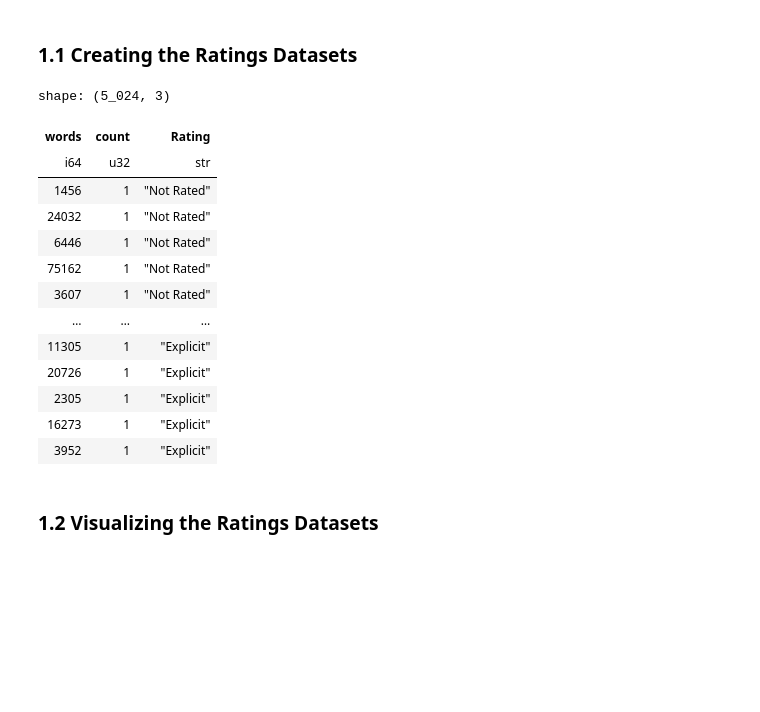
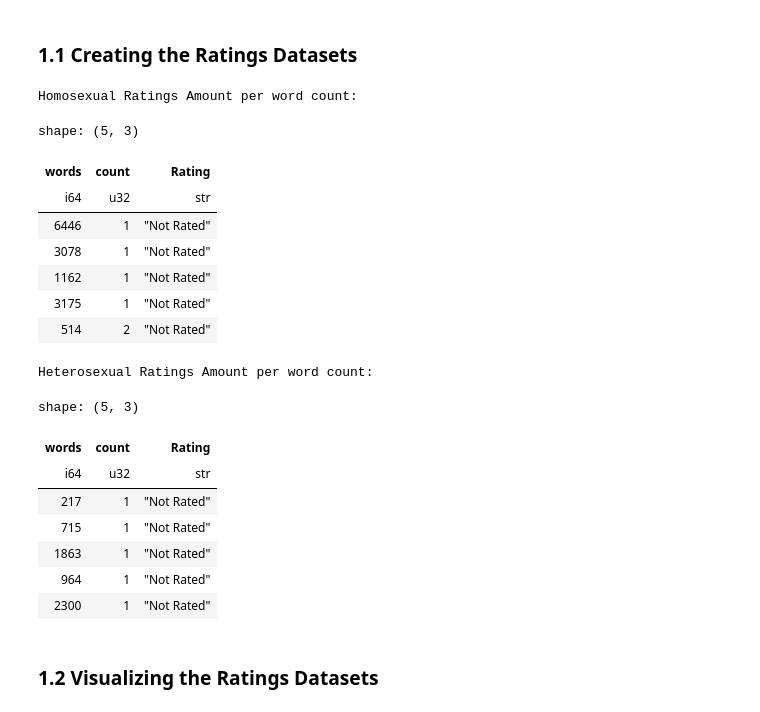
Before and after one commit to Cameron-Meinsma/ma_dh_thesis_v2, a Jupyter notebook: sub_rq_3_word_count.ipynb, the cells around one changed output. Drawn from its saved outputs; the diff is of its cells as text; code cells hidden in the pictures; blank space fills up the shorter version.

```diff
--- a/sub_rq_3_word_count.ipynb
+++ b/sub_rq_3_word_count.ipynb
@@ -83,31 +83,48 @@ plt.show()
 # %%
 ratings = ["Not Rated", "General Audiences", "Teen And Up Audiences", "Mature", "Explicit"]
 
+# Filtered by F/F + M/M
 ff_mm_wc_ratings = pl.DataFrame()
 for rating in ratings:
     ff_mm_wc_rating = df_metadata.filter(
         ((pl.col("Category") == "F/F") |
         (pl.col("Category") == "M/M")) &
         (pl.col("Rating") == rating)
     ).select(pl.col("words").value_counts()).unnest("words").with_columns(new_column = pl.lit(rating)).rename({"new_column": "Rating"})
     ff_mm_wc_ratings = pl.concat([ff_mm_wc_ratings, ff_mm_wc_rating])
 
-ff_mm_wc_ratings
+# Filtered by F/F + M/M
+fm_wc_ratings = pl.DataFrame()
+for rating in ratings:
+    fm_wc_rating = df_metadata.filter(
+        (pl.col("Category") == "F/M") &
+        (pl.col("Rating") == rating)
+    ).select(pl.col("words").value_counts()).unnest("words").with_columns(new_column = pl.lit(rating)).rename({"new_column": "Rating"})
+    fm_wc_ratings = pl.concat([fm_wc_ratings, fm_wc_rating])
+
+print("Homosexual Ratings Amount per word count:")
+ff_mm_wc_ratings.show()
+print("Heterosexual Ratings Amount per word count:")
+fm_wc_ratings.show()
 # %% [output]
-shape: (5_024, 3)
+Homosexual Ratings Amount per word count:
+shape: (5, 3)
 | words | count | Rating |
 | i64 | u32 | str |
-| 1456 | 1 | "Not Rated" |
-| 24032 | 1 | "Not Rated" |
 | 6446 | 1 | "Not Rated" |
-| 75162 | 1 | "Not Rated" |
-| 3607 | 1 | "Not Rated" |
-| … | … | … |
-| 11305 | 1 | "Explicit" |
-| 20726 | 1 | "Explicit" |
-| 2305 | 1 | "Explicit" |
-| 16273 | 1 | "Explicit" |
-| 3952 | 1 | "Explicit" |
+| 3078 | 1 | "Not Rated" |
+| 1162 | 1 | "Not Rated" |
+| 3175 | 1 | "Not Rated" |
+| 514 | 2 | "Not Rated" |
+Heterosexual Ratings Amount per word count:
+shape: (5, 3)
+| words | count | Rating |
+| i64 | u32 | str |
+| 217 | 1 | "Not Rated" |
+| 715 | 1 | "Not Rated" |
+| 1863 | 1 | "Not Rated" |
+| 964 | 1 | "Not Rated" |
+| 2300 | 1 | "Not Rated" |
 # %% [markdown]
 ### 1.2 Visualizing the Ratings Datasets
 # %%
```
Also changed, not shown: parts of 1 cell of this notebook.
